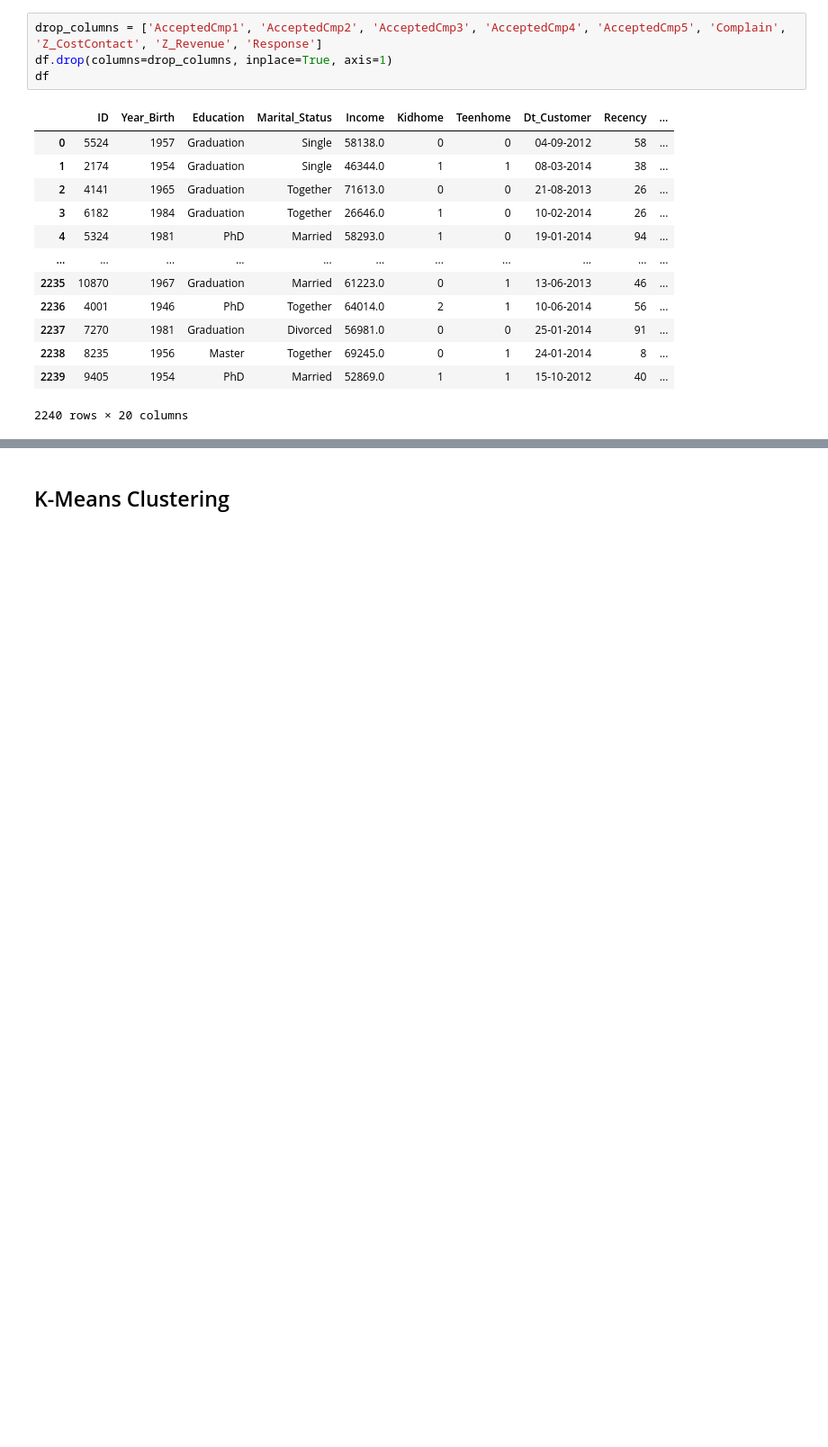
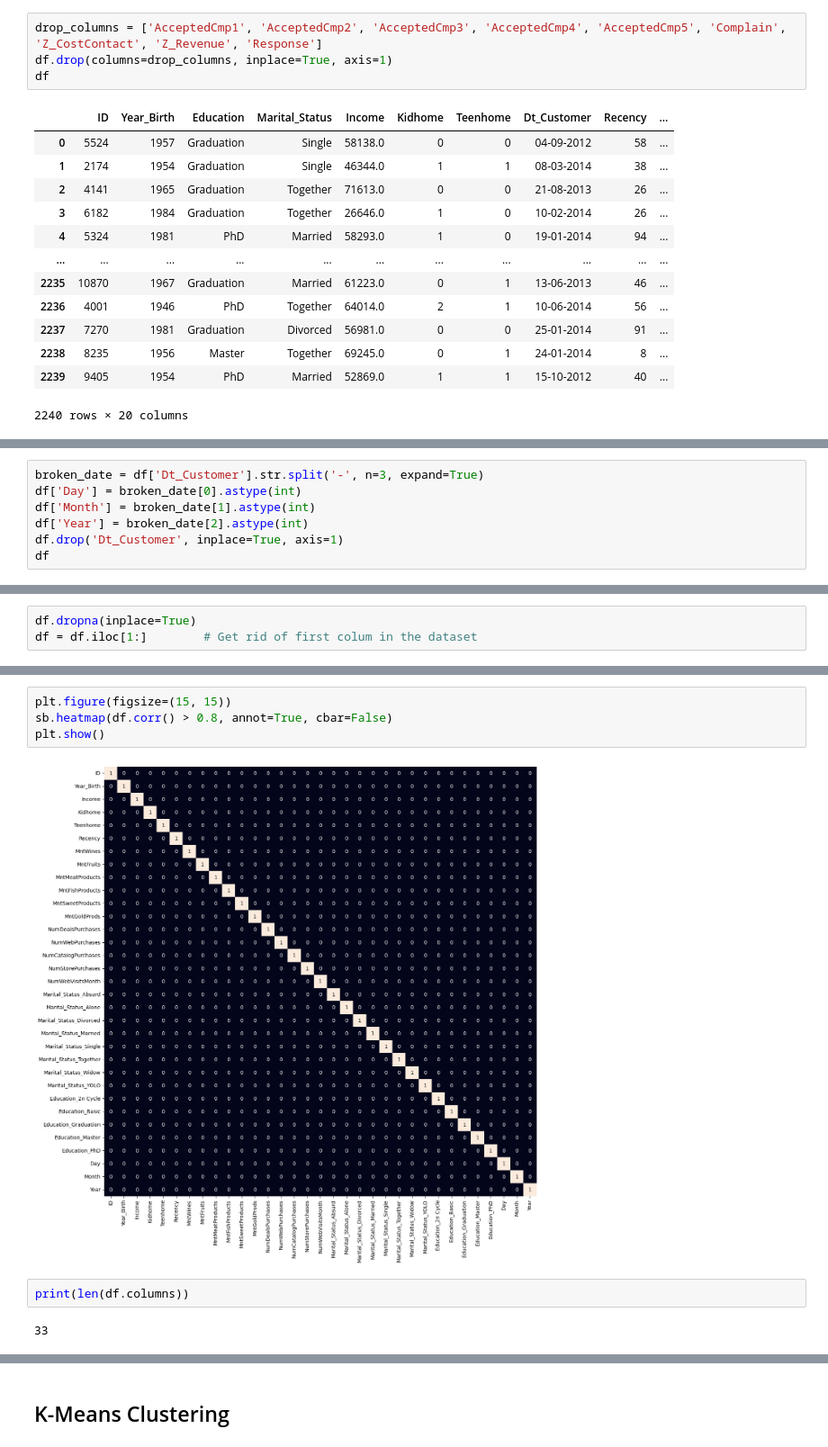
Before and after one commit to spencerhirsch/mlwhite, a Jupyter notebook: projects/project2/project2.ipynb, the cells around one changed output, grey strips where cells are left out. Shown at 90% size. Saved outputs shown, nothing was run; the diff lists cells and outputs as text; blank space fills up the shorter version.

```diff
--- a/projects/project2/project2.ipynb
+++ b/projects/project2/project2.ipynb
@@ -90,0 +170,7 @@ Now that the data is preprocessed, we can now start training models.
+# %%
+broken_date = df['Dt_Customer'].str.split('-', n=3, expand=True)
+df['Day'] = broken_date[0].astype(int)
+df['Month'] = broken_date[1].astype(int)
+df['Year'] = broken_date[2].astype(int)
+df.drop('Dt_Customer', inplace=True, axis=1)
+df
@@ -90,0 +193,3 @@ Now that the data is preprocessed, we can now start training models.
+# %%
+df.dropna(inplace=True)
+df = df.iloc[1:]        # Get rid of first colum in the dataset
@@ -90,0 +252,10 @@ Now that the data is preprocessed, we can now start training models.
+# %%
+plt.figure(figsize=(15, 15))
+sb.heatmap(df.corr() > 0.8, annot=True, cbar=False)
+plt.show()
+# %% [output]
+[figure, added]
+# %%
+print(len(df.columns))
+# %% [output]
+33
```
Also changed, not shown: parts of 78 cells of this notebook, 25 other files.
